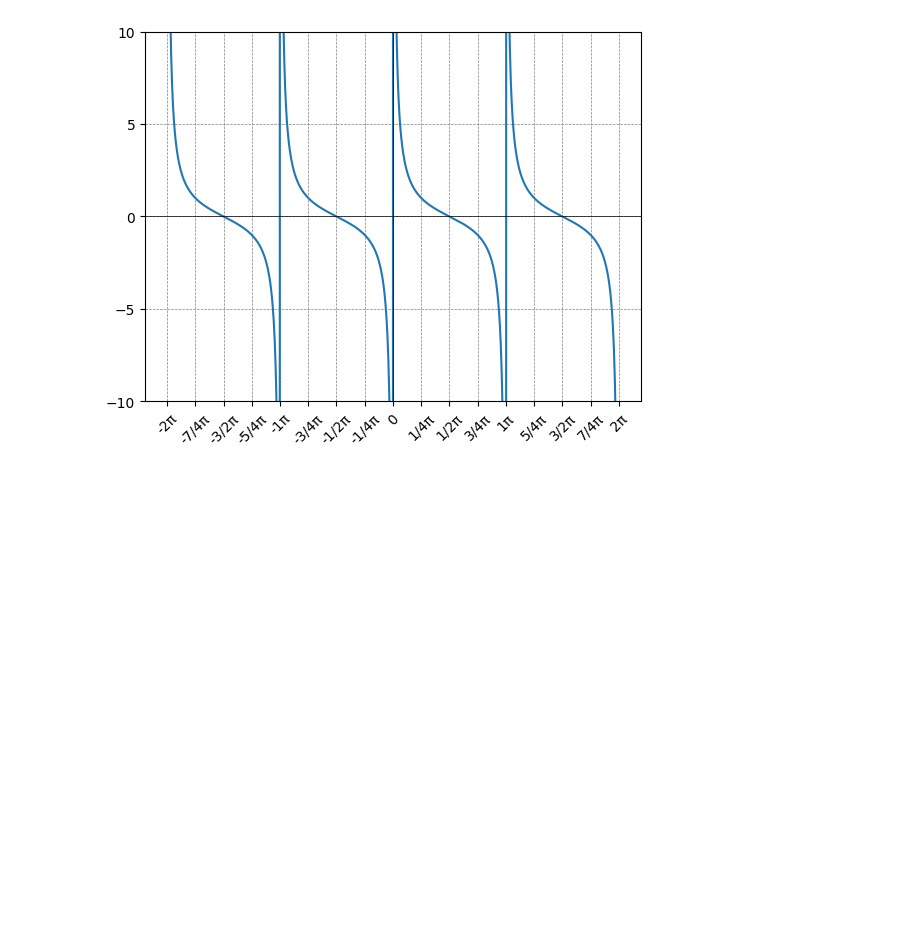
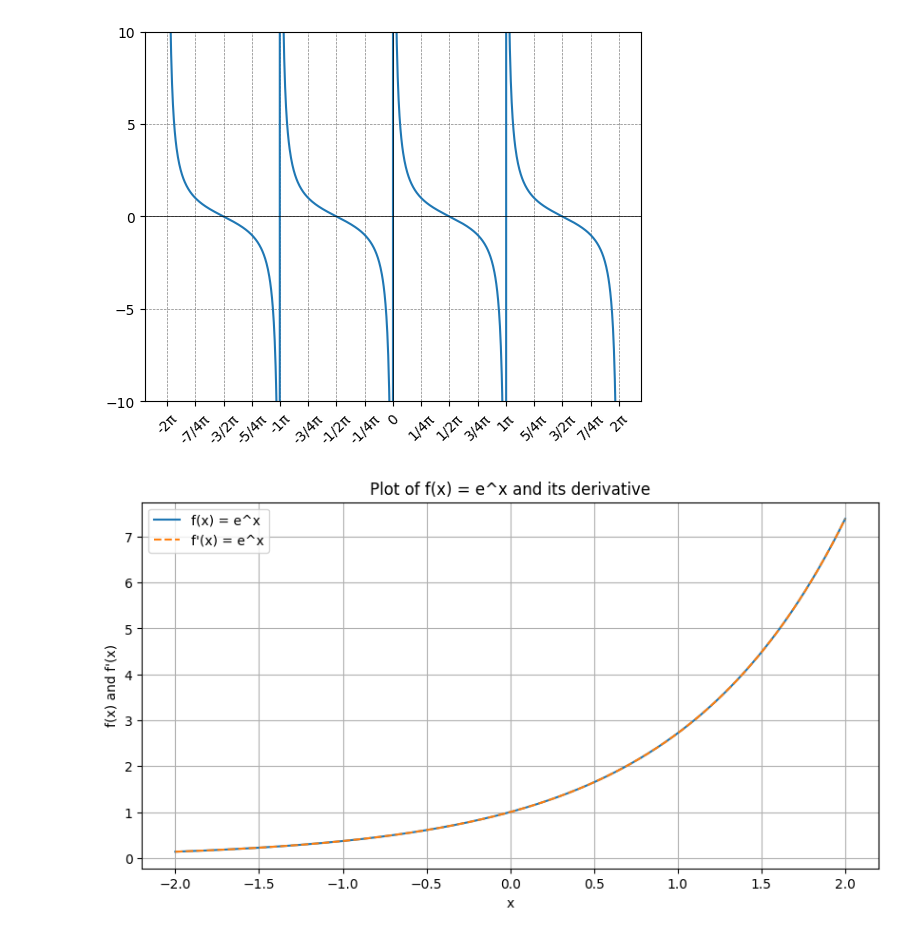
Before and after one commit to thomjiji/calculus, a Jupyter notebook: calculus/ipynb/trigonometric_functions.ipynb, the cells around one changed output. Saved outputs shown, nothing was run; the diff lists cells and outputs as text; code cells hidden in the pictures; blank space fills up the shorter version.

```diff
--- a/calculus/ipynb/trigonometric_functions.ipynb
+++ b/calculus/ipynb/trigonometric_functions.ipynb
@@ -152,3 +152,33 @@ plt.grid(color="gray", linestyle="--", linewidth=0.5)
 plt.show()
 # %% [output]
 [figure]
+# %%
+"""e"""
+
+import numpy as np
+import matplotlib.pyplot as plt
+
+# Generate x values
+x = np.linspace(-2, 2, 400)
+
+# Compute e^x
+y = np.exp(x)
+
+# Plot e^x
+plt.figure(figsize=(10, 5))
+plt.plot(x, y, label="f(x) = e^x")
+
+# Since the derivative of e^x is also e^x, we can plot y again for the derivative
+plt.plot(x, y, label="f'(x) = e^x", linestyle='--')
+
+# Adding grid, legend, title and labels
+plt.grid(True)
+plt.legend(loc="upper left")
+plt.title("Plot of f(x) = e^x and its derivative")
+plt.xlabel("x")
+plt.ylabel("f(x) and f'(x)")
+
+# Show the plot
+plt.show()
+# %% [output]
+[figure, added]
```
Also changed, not shown: 6 other files.
